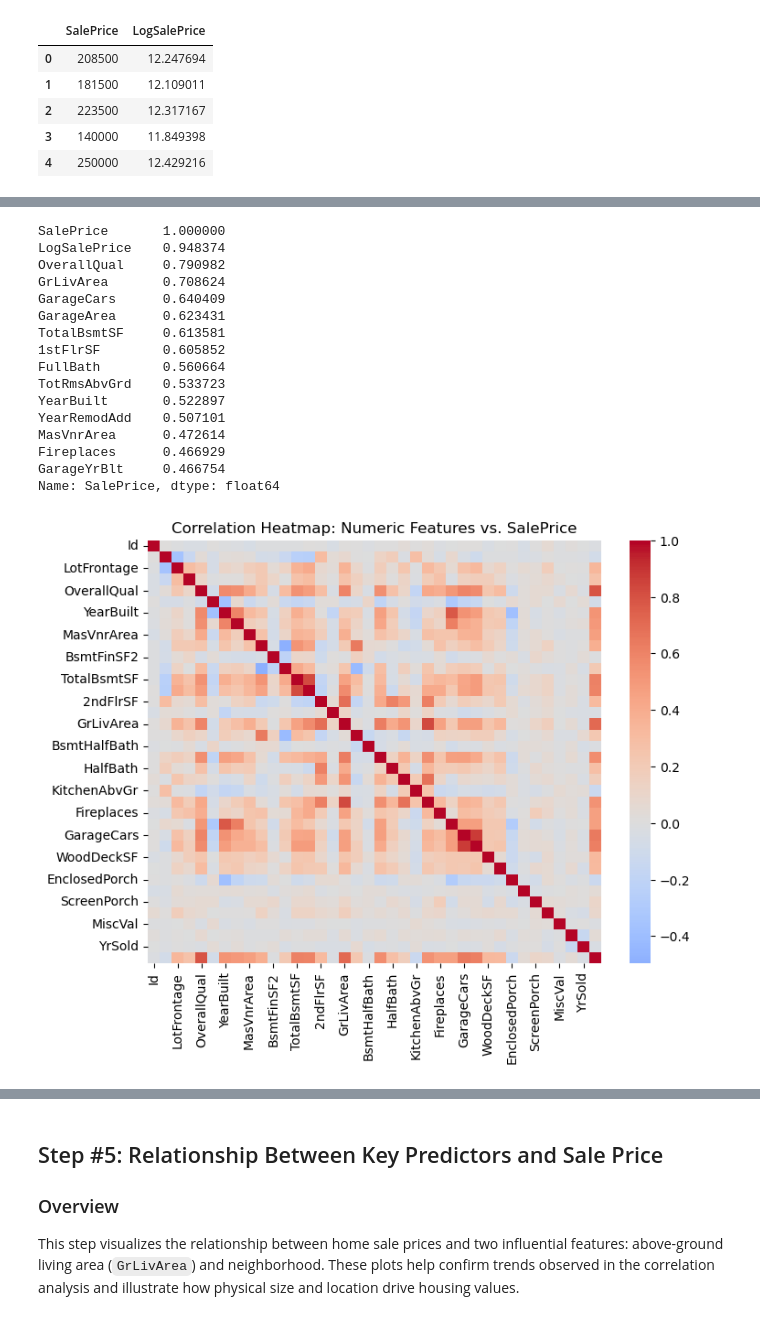
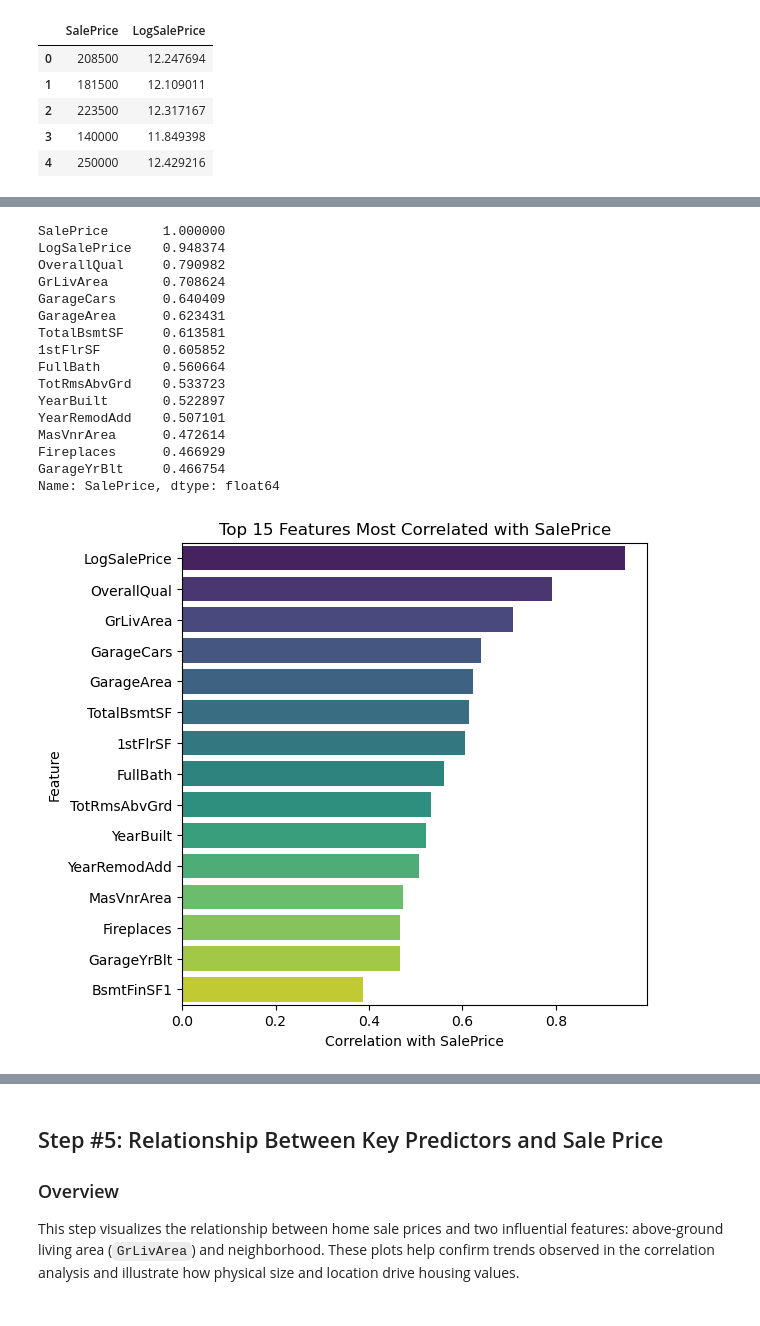
Before and after one commit to TylerDoan-0515/housing-price-prediction, a Jupyter notebook: housing_price_prediction.ipynb, the cells around one changed output, grey strips where cells are left out. Drawn from its saved outputs; the diff is of its cells as text; code cells hidden in the pictures.

```diff
--- a/housing_price_prediction.ipynb
+++ b/housing_price_prediction.ipynb
@@ -188,29 +178,56 @@ These findings corroborate common real-estate intuition: higher-quality, larger,
 # %%
 import matplotlib.pyplot as plt
 import seaborn as sns
 
-corr = train_clean.corr(numeric_only=True)["SalePrice"].sort_values(ascending=False).head(15)
-print(corr)
+corr_values = train_clean.corr(numeric_only=True)["SalePrice"].sort_values(ascending=False).head(15)
+print(corr_values)
+
+top_corr = (
+    train_clean.corr(numeric_only=True)["SalePrice"]
+    .drop("SalePrice")
+    .sort_values(ascending=False)
+    .head(15)
+)
+
+plt.figure(figsize=(6,6))
+sns.barplot(
+    x=top_corr.values,
+    y=top_corr.index,
+    hue=top_corr.index,
+    palette="viridis",
+    legend=False
+)
+plt.title("Top 15 Features Most Correlated with SalePrice")
+plt.xlabel("Correlation with SalePrice")
+plt.ylabel("Feature")
+plt.show()
+
+top_features = top_corr.index.tolist() + ["SalePrice"]
 
 plt.figure(figsize=(8,6))
-sns.heatmap(train_clean[numeric_vars].corr(), cmap="coolwarm", center=0)
-plt.title("Correlation Heatmap: Numeric Features vs. SalePrice")
+sns.heatmap(
+    train_clean[top_features].corr(numeric_only=True),
+    annot=False,
+    cmap="coolwarm",
+    center=0
+)
+plt.title("Correlation Matrix Among Top Predictors and SalePrice")
 plt.show()
 # %% [output]
 SalePrice       1.000000
 LogSalePrice    0.948374
 OverallQual     0.790982
 GrLivArea       0.708624
 GarageCars      0.640409
 GarageArea      0.623431
 TotalBsmtSF     0.613581
 1stFlrSF        0.605852
 FullBath        0.560664
 TotRmsAbvGrd    0.533723
 YearBuilt       0.522897
 YearRemodAdd    0.507101
 MasVnrArea      0.472614
 Fireplaces      0.466929
 GarageYrBlt     0.466754
 Name: SalePrice, dtype: float64
-[figure, old version]
+[figure, new version]
```
Also changed, not shown: parts of 2 cells of this notebook, 7 other files.
